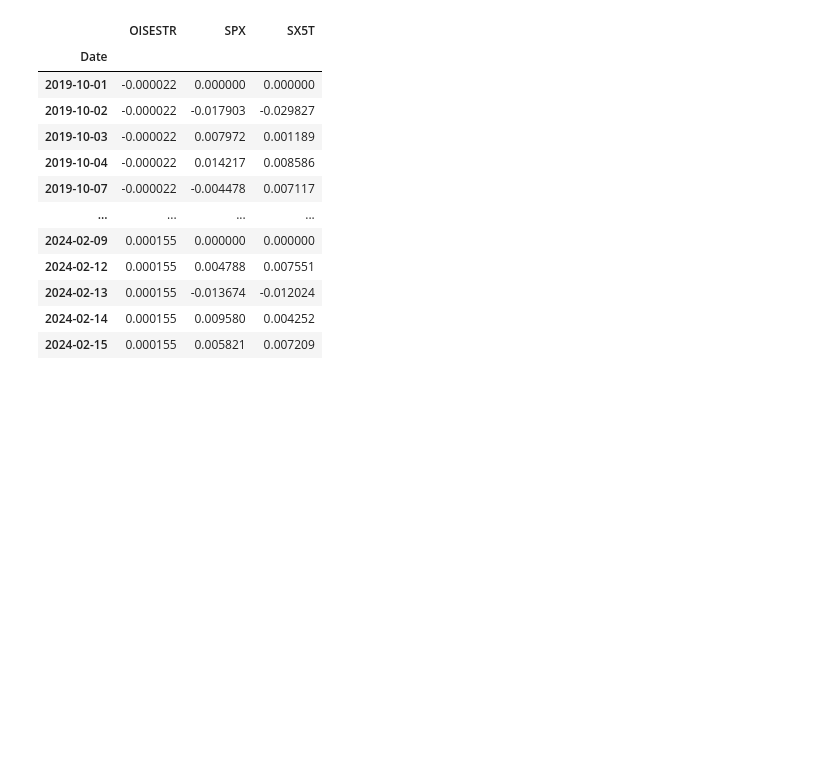
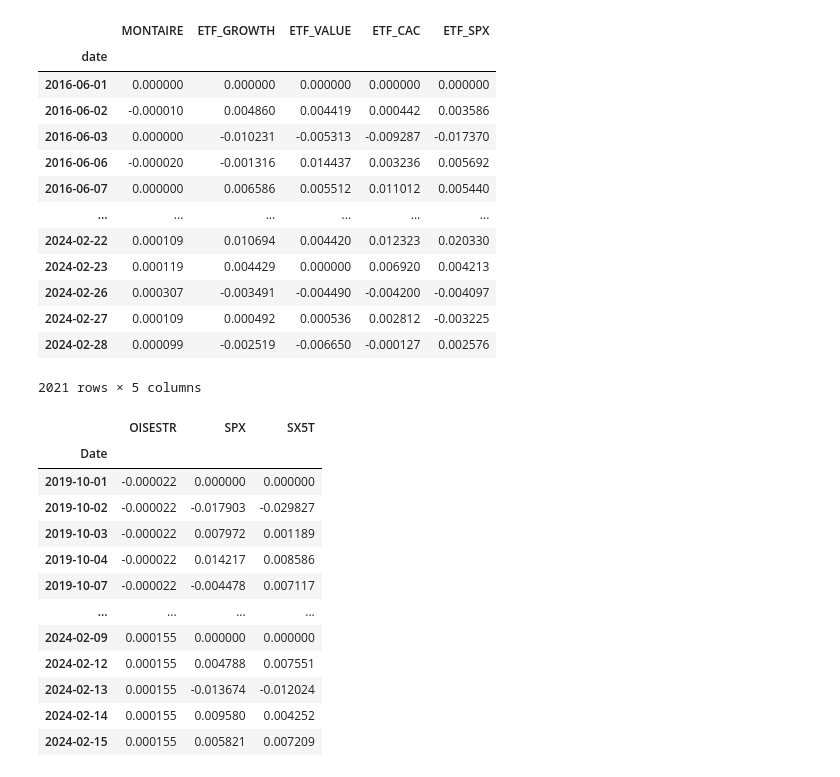
Before and after one commit to BaptisteZloch/Cross-Asset-Investment-Solutions, a Jupyter notebook: src/market_regime_clustering.ipynb, the cells around one changed output. Drawn from its saved outputs; the diff is of its cells as text; code cells hidden in the pictures; blank space fills up the shorter version.

```diff
--- a/src/market_regime_clustering.ipynb
+++ b/src/market_regime_clustering.ipynb
@@ -25,4 +13,22 @@ from data.benchmark import Benchmark
 from backtest.backtest import Backtester
+# %%
+universe = Universe.get_universe_returns()
+universe
+# %% [output]
+|  | MONTAIRE | ETF_GROWTH | ETF_VALUE | ETF_CAC | ETF_SPX |
+| date |  |  |  |  |  |
+| 2016-06-01 | 0.000000 | 0.000000 | 0.000000 | 0.000000 | 0.000000 |
+| 2016-06-02 | -0.000010 | 0.004860 | 0.004419 | 0.000442 | 0.003586 |
+| 2016-06-03 | 0.000000 | -0.010231 | -0.005313 | -0.009287 | -0.017370 |
+| 2016-06-06 | -0.000020 | -0.001316 | 0.014437 | 0.003236 | 0.005692 |
+| 2016-06-07 | 0.000000 | 0.006586 | 0.005512 | 0.011012 | 0.005440 |
+| ... | ... | ... | ... | ... | ... |
+| 2024-02-22 | 0.000109 | 0.010694 | 0.004420 | 0.012323 | 0.020330 |
+| 2024-02-23 | 0.000119 | 0.004429 | 0.000000 | 0.006920 | 0.004213 |
+| 2024-02-26 | 0.000307 | -0.003491 | -0.004490 | -0.004200 | -0.004097 |
+| 2024-02-27 | 0.000109 | 0.000492 | 0.000536 | 0.002812 | -0.003225 |
+| 2024-02-28 | 0.000099 | -0.002519 | -0.006650 | -0.000127 | 0.002576 |
+2021 rows × 5 columns
 # %%
 bench = Benchmark()
 # universe = Universe.get_universe_returns()
```
Also changed, not shown: parts of 7 cells of this notebook, 4 other files.
